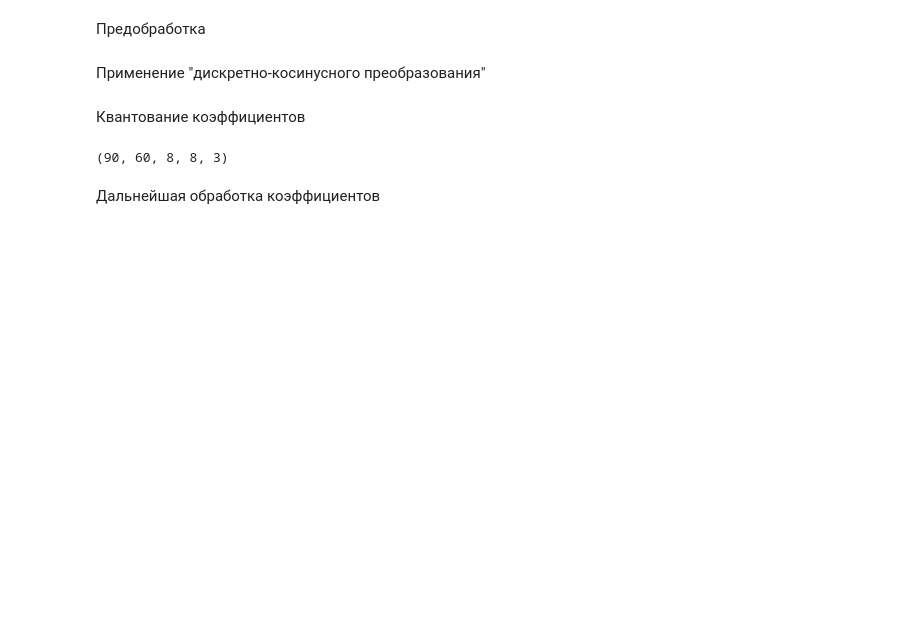
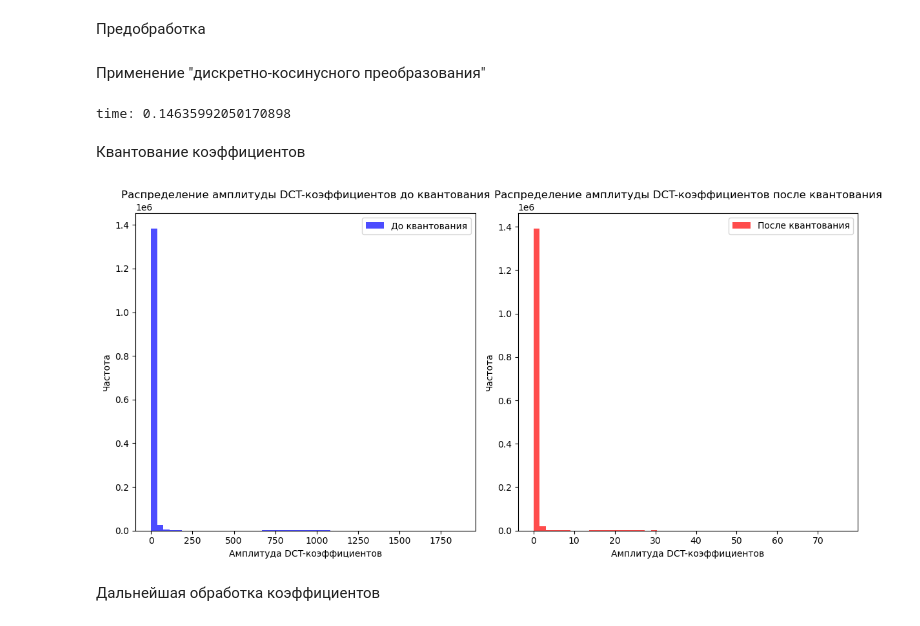
Before and after one commit to neotouch1/Coursework, a Jupyter notebook: dct_compress/dct_comp.ipynb, the cells around one changed output. Drawn from its saved outputs; the diff is of its cells as text; code cells hidden in the pictures; blank space fills up the shorter version.

```diff
--- a/dct_compress/dct_comp.ipynb
+++ b/dct_compress/dct_comp.ipynb
@@ -4,7 +8,7 @@ import numpy as np
 # %% [markdown]
 Загрузка изображения
 # %%
-img_path = '/home/evgen/Coursework/dct_compress/fisherman-4465032_960_720.jpg' # fisherman-4465032_960_720.jpg
+img_path = '/home/evgen/Coursework/dct_compress/800_600.jpg' # fisherman-4465032_960_720.jpg
 
 img = cv2.imread(img_path, cv2.IMREAD_COLOR) #COLOR_YCrCb2BGR cv2.COLOR_BGR2YCR_CB)
 
@@ -90,13 +99,21 @@ def apply_dct_to_blocks(blocks):
         for j in range(W):
             for c in range(channels):
                 block = blocks[i, j, :, :, c]  # Извлекаем блок для текущего канала
-                dct_blocks[i, j, :, :, c] = dct2D(block)
+                # dct_blocks[i, j, :, :, c] = dct2D(block)
+                block = np.float32(block)
+                dct_blocks[i, j, :, :, c] = cv2.dct(block)
 
     return dct_blocks
 # %%
 new_im = pad_image_to_multiple(img_ycrcb, 8)
 blocks = split_into_blocs(new_im, 8)
+
+start_time = time.time()
 res = apply_dct_to_blocks(blocks)
+pad_time = time.time() - start_time
+print("time:", pad_time)
+# %% [output]
+time: 0.14635992050170898
 # %% [markdown]
 Квантование коэффициентов
 # %%
@@ -170,10 +220,33 @@ def quantize_dct_blocks_multi_channel(dct_blocks, quant_matrices):
 
 # Квантуем коэффициенты
 quantized_dct_blocks = quantize_dct_blocks_multi_channel(res, quant_matrices)
-# %%
-print(quantized_dct_blocks.shape)
-# %% [output]
-(90, 60, 8, 8, 3)
+# %%
+# Визуализация амплитуды коэффициентов DCT до и после квантования
+dct_amplitudes = np.abs(res).flatten()
+quantized_amplitudes = np.abs(quantized_dct_blocks).flatten()
+
+plt.figure(figsize=(12, 6))
+
+# Амплитуда до квантования
+plt.subplot(1, 2, 1)
+plt.hist(dct_amplitudes, bins=50, color='blue', alpha=0.7, label="До квантования")
+plt.title("Распределение амплитуды DCT-коэффициентов до квантования")
+plt.xlabel("Амплитуда DCT-коэффициентов")
+plt.ylabel("Частота")
+plt.legend()
+
+# Амплитуда после квантования
+plt.subplot(1, 2, 2)
+plt.hist(quantized_amplitudes, bins=50, color='red', alpha=0.7, label="После квантования")
+plt.title("Распределение амплитуды DCT-коэффициентов после квантования")
+plt.xlabel("Амплитуда DCT-коэффициентов")
+plt.ylabel("Частота")
+plt.legend()
+
+plt.tight_layout()
+plt.show()
+# %% [output]
+[figure, added]
 # %% [markdown]
 Дальнейшая обработка коэффициентов
 # %%
```
Also changed, not shown: parts of 15 cells of this notebook.
